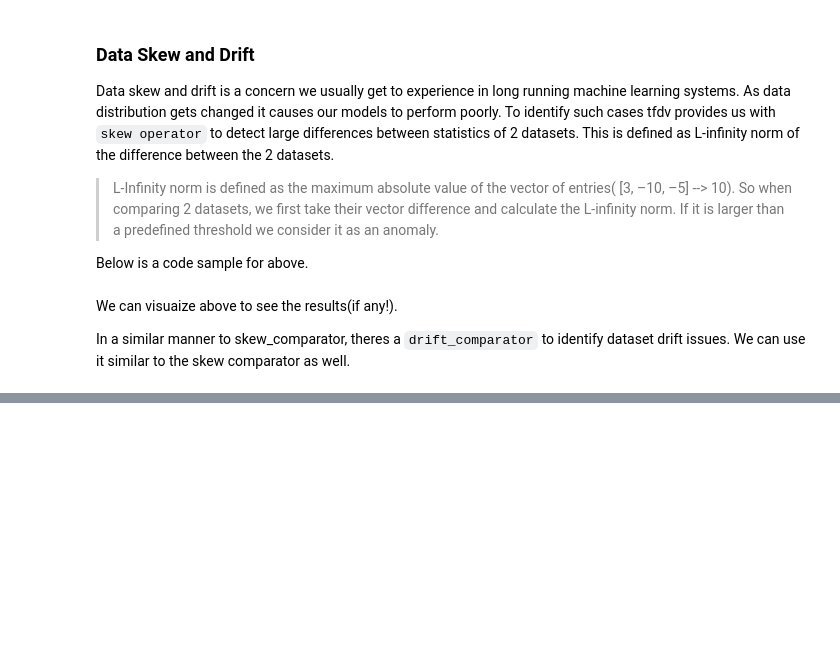
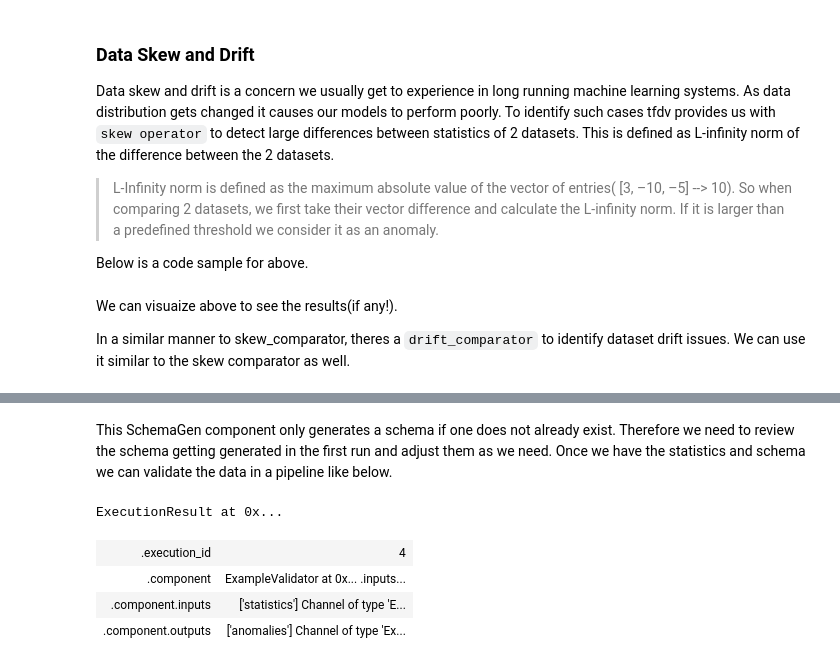
Before and after one commit to DinushkaDDS/Tensorflow-Extended---Usage-patterns, a Jupyter notebook: 3 Data validation.ipynb, the cells around one changed output, grey strips where cells are left out. Saved outputs shown, nothing was run; the diff lists cells and outputs as text; code cells hidden in the pictures; blank space fills up the shorter version.

```diff
--- a/3 Data validation.ipynb
+++ b/3 Data validation.ipynb
@@ -115,0 +211,15 @@ In a similar manner to skew_comparator, theres a `drift_comparator` to identify
+# %% [markdown]
+This SchemaGen component only generates a schema if one does not already exist. Therefore we need to review the schema getting generated in the first run and adjust them as we need. Once we have the statistics and schema we can validate the data in a pipeline like below.
+# %%
+from tfx.components import ExampleValidator
+
+example_validator = ExampleValidator(statistics=statistics_gen.outputs['statistics'],
+                                    schema=schema_gen.outputs['schema'])
+
+context.run(example_validator)
+# %% [output]
+ExecutionResult at 0x...
+| .execution_id | 4 |
+| .component | ExampleValidator at 0x... .inputs... |
+| .component.inputs | ['statistics'] Channel of type 'E... |
+| .component.outputs | ['anomalies'] Channel of type 'Ex... |
```
Also changed, not shown: parts of 12 cells of this notebook, 1 other file.
